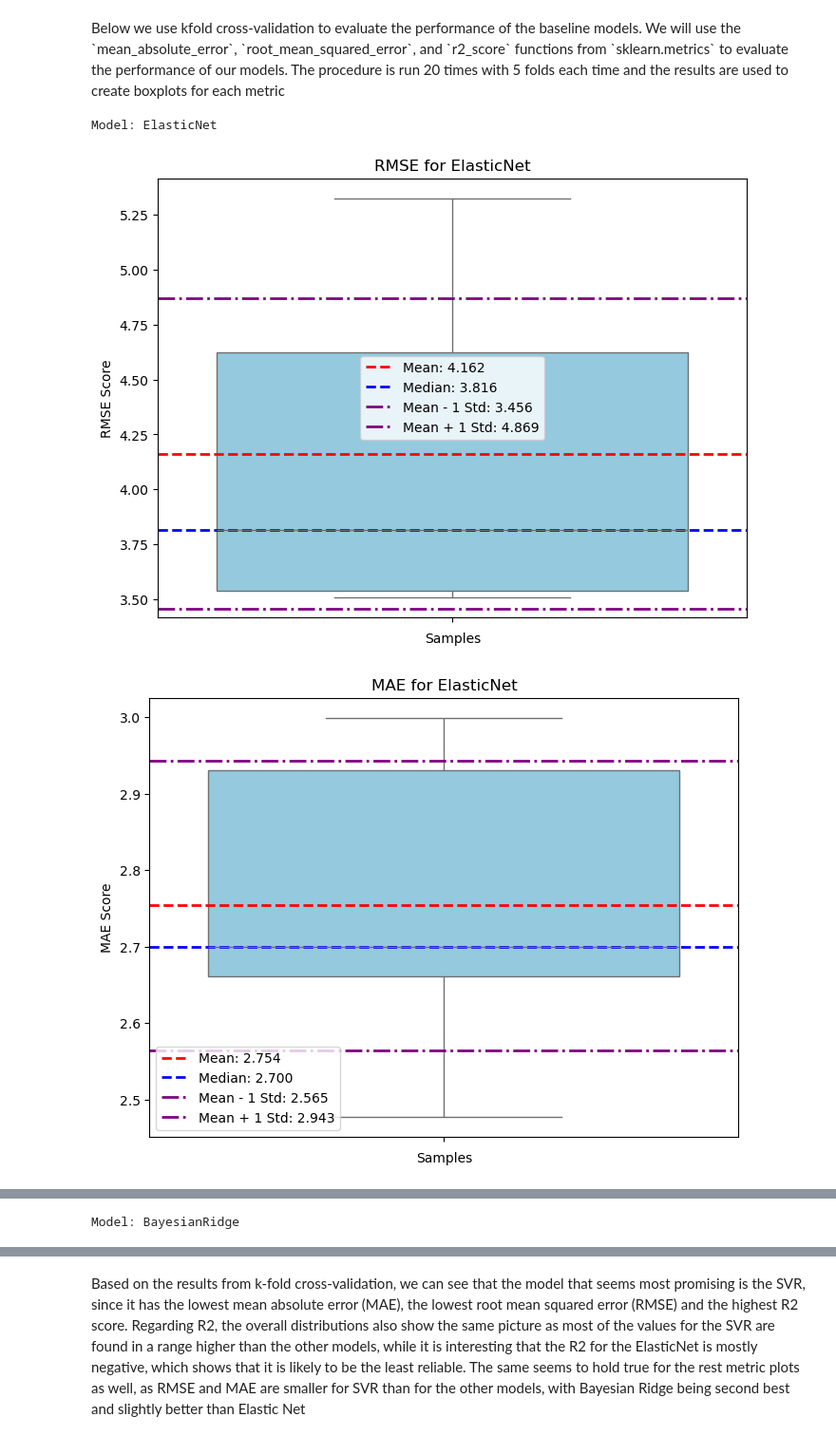
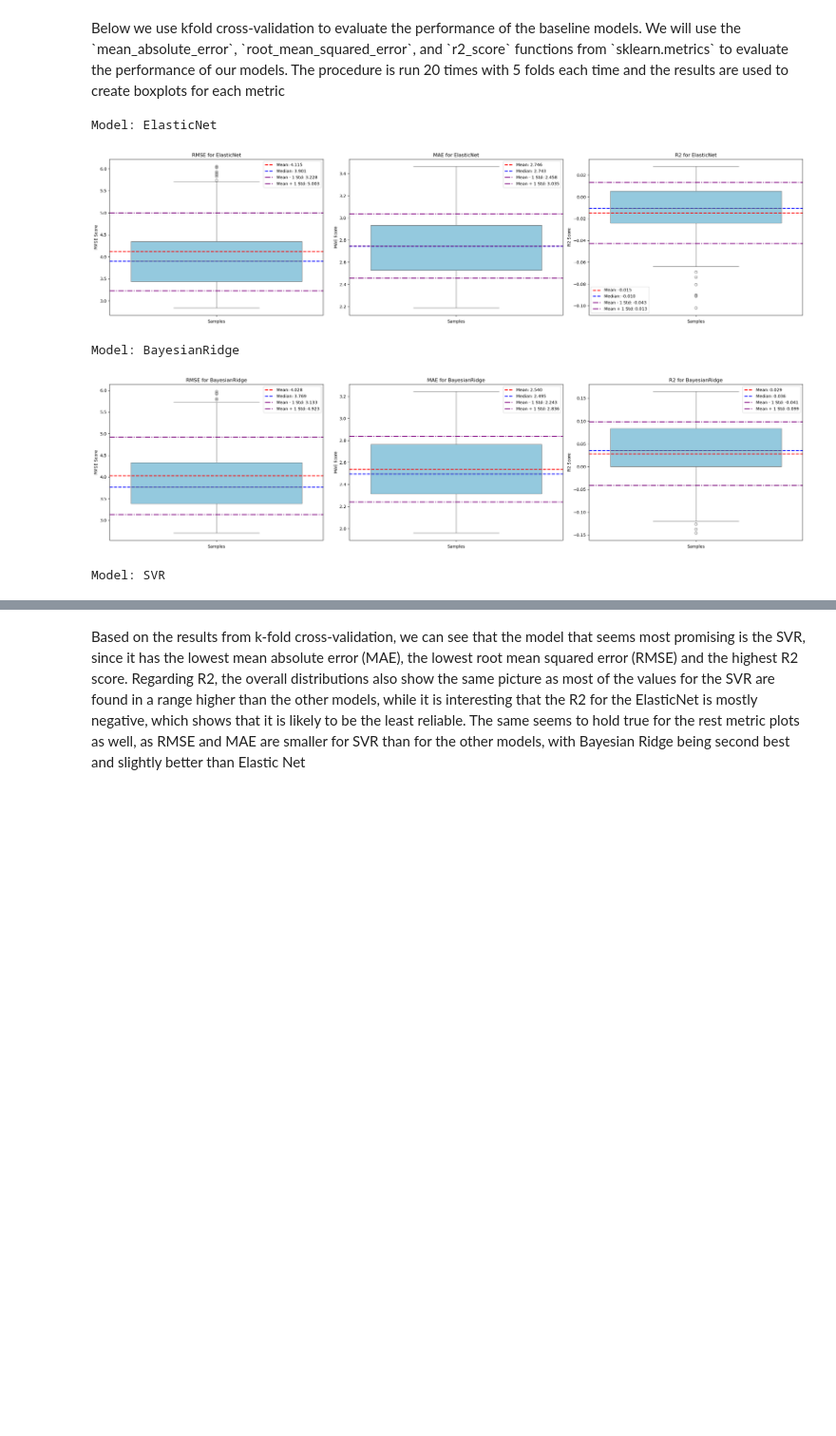
Before and after one commit to RafailTn/Assignment-1, a Jupyter notebook: notebooks/model_analysis.ipynb, the cells around one changed output, grey strips where cells are left out. Shown at 95% size. Drawn from its saved outputs; the diff is of its cells as text; code cells hidden in the pictures; blank space fills up the shorter version.

Commit message:
performed kfold and bootstrapping after feature selection

```diff
--- a/notebooks/model_analysis.ipynb
+++ b/notebooks/model_analysis.ipynb
@@ -30,30 +30,30 @@ input_path = Path.cwd()
 root = input_path.parent
 data_path = root / "data" / "development_final_data.csv"
 train_df = pd.read_csv(data_path, header=0)
-x = train_df.drop(columns=['BMI', 'Host age'])
+x = train_df.drop(columns=['BMI', 'Host age', 'Sex_Male'])
 y = train_df['BMI']
 val_df = pd.read_csv(root / "data" / "evaluation_final_data.csv", header=0)
-val_x = val_df.drop(columns=['BMI', 'Host age'])
+val_x = val_df.drop(columns=['BMI', 'Host age', 'Sex_Male'])
 val_y = val_df['BMI']
 # %% [markdown]
 </p>Below we use kfold cross-validation to evaluate the performance of the baseline models. We will use the `mean_absolute_error`, `root_mean_squared_error`, and `r2_score` functions from `sklearn.metrics` to evaluate the performance of our models. The procedure is run 20 times with 5 folds each time and the results are used to create boxplots for each metric</p>
 # %%
 for model in [ElasticNet(), BayesianRidge(), SVR()]:
     print(f"Model: {model.__class__.__name__}")
     # Create a pipeline for each baseline model
     pipeline = functions.create_pipeline(model)
     preds, trained_pipeline = functions.train_model_and_predict(x, y, val_x, pipeline, root_path=root, filename=f"{model.__class__.__name__}.pkl", save=True)
     # Calculate metrics
-    scores = functions.bootstrap(x, y, val_x, val_y, trained_pipeline, n_iter=20, bstrap=False, kf=True)
+    scores = functions.bootstrap(x, y, val_x, val_y, pipeline, n_iter=20, bstrap=False, kf=True)
     rmse_scores, mae_scores, r2_scores = scores['rmse_scores'], scores['mae_scores'], scores['r2_scores']
     mean_rmse, std_rmse, median_rmse = functions.calculate_statistics(rmse_scores)
     mean_mae, std_mae, median_mae = functions.calculate_statistics(mae_scores)
     mean_r2, std_r2, median_r2 = functions.calculate_statistics(r2_scores)
     # Create a boxplot
-    functions.create_boxplot(rmse_scores, model.__class__.__name__, "RMSE", mean_rmse, std_rmse, median_rmse)
-    functions.create_boxplot(mae_scores, model.__class__.__name__, "MAE", mean_mae, std_mae, median_mae)
-    functions.create_boxplot(r2_scores, model.__class__.__name__, "R2", mean_r2, std_r2, median_r2)
+    functions.create_boxplot([rmse_scores, mae_scores, r2_scores], model.__class__.__name__, ["RMSE", "MAE", "R2"], [mean_rmse, mean_mae, mean_r2], [std_rmse, std_mae, std_r2], [median_rmse, median_mae, median_r2])
 # %% [output]
 Model: ElasticNet
-[figure, old version]
+[figure, new version]
+Model: BayesianRidge
-[figure, old version]
+[figure, new version]
+Model: SVR
@@ -61 +60,0 @@ Model: ElasticNet
-Model: BayesianRidge
```
Also changed, not shown: parts of 13 cells of this notebook, 8 other files.
